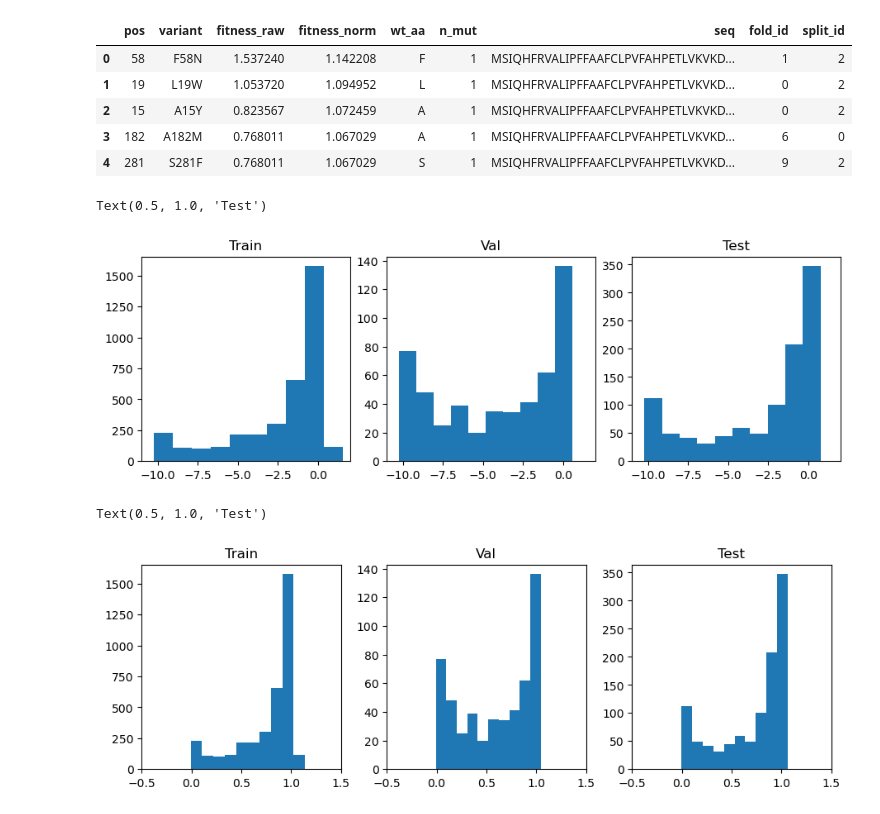
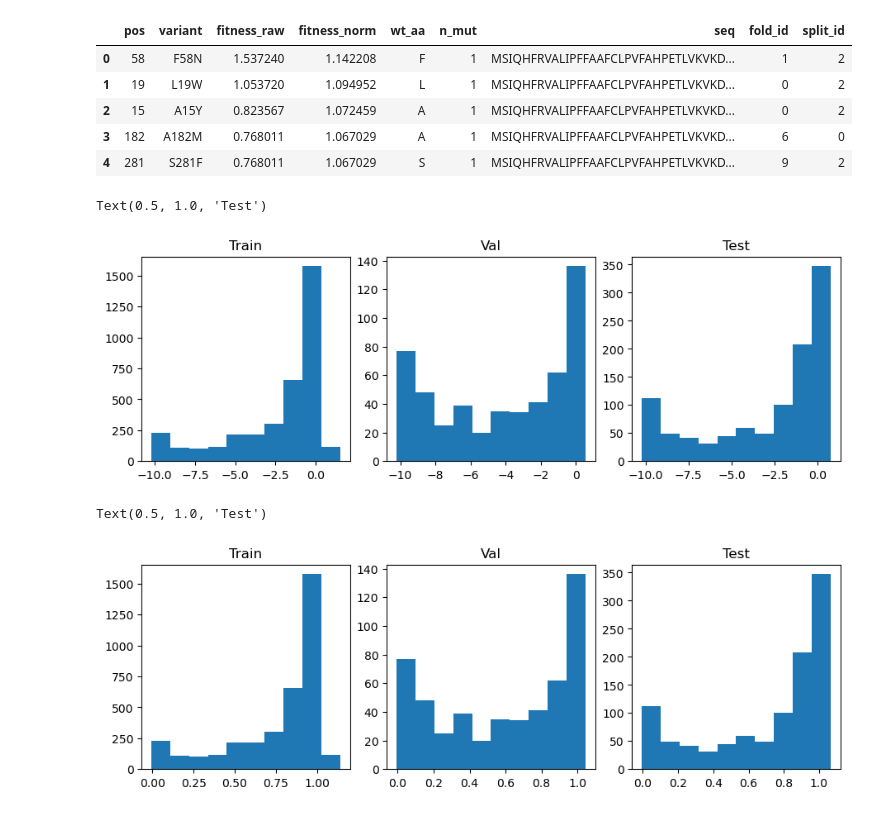
Before and after one commit to kevingeo11/DomainPrediction, a Jupyter notebook: src/AL_Testing/Envision/prepare_dataset.ipynb, the cells around one changed output. Saved outputs shown, nothing was run; the diff lists cells and outputs as text; code cells hidden in the pictures.

Commit message:
dataset-dome

```diff
--- a/src/AL_Testing/Envision/prepare_dataset.ipynb
+++ b/src/AL_Testing/Envision/prepare_dataset.ipynb
@@ -184,31 +184,34 @@ df_new.head()
 # %%
 file = os.path.join(data_path, 'dataset_tem1.csv')
 df_new.to_csv(file, index=False)
+# %%
+file = os.path.join(data_path, 'dataset_tem1.csv')
+df_new = pd.read_csv(file)
 # %%
 fig, ax = plt.subplots(1, 3, figsize=(9,3), layout='constrained')
 ax[0].hist(df_new.loc[df_new['split_id']==2, 'fitness_raw'])
 ax[1].hist(df_new.loc[df_new['split_id']==1, 'fitness_raw'])
 ax[2].hist(df_new.loc[df_new['split_id']==0, 'fitness_raw'])
-ax[0].set_xlim(-11,2)
-ax[1].set_xlim(-11,2)
-ax[2].set_xlim(-11,2)
+# ax[0].set_xlim(-11,2)
+# ax[1].set_xlim(-11,2)
+# ax[2].set_xlim(-11,2)
 ax[0].set_title('Train')
 ax[1].set_title('Val')
 ax[2].set_title('Test')
 # %% [output]
 Text(0.5, 1.0, 'Test')
-[figure, old version]
+[figure, new version]
 # %%
 fig, ax = plt.subplots(1, 3, figsize=(9,3), layout='constrained')
 ax[0].hist(df_new.loc[df_new['split_id']==2, 'fitness_norm'])
 ax[1].hist(df_new.loc[df_new['split_id']==1, 'fitness_norm'])
 ax[2].hist(df_new.loc[df_new['split_id']==0, 'fitness_norm'])
-ax[0].set_xlim(-0.5,1.5)
-ax[1].set_xlim(-0.5,1.5)
-ax[2].set_xlim(-0.5,1.5)
+# ax[0].set_xlim(-0.5,1.5)
+# ax[1].set_xlim(-0.5,1.5)
+# ax[2].set_xlim(-0.5,1.5)
 ax[0].set_title('Train')
 ax[1].set_title('Val')
 ax[2].set_title('Test')
 # %% [output]
 Text(0.5, 1.0, 'Test')
-[figure, old version]
+[figure, new version]
```
Also changed, not shown: parts of 2 cells of this notebook, 1 other file.
